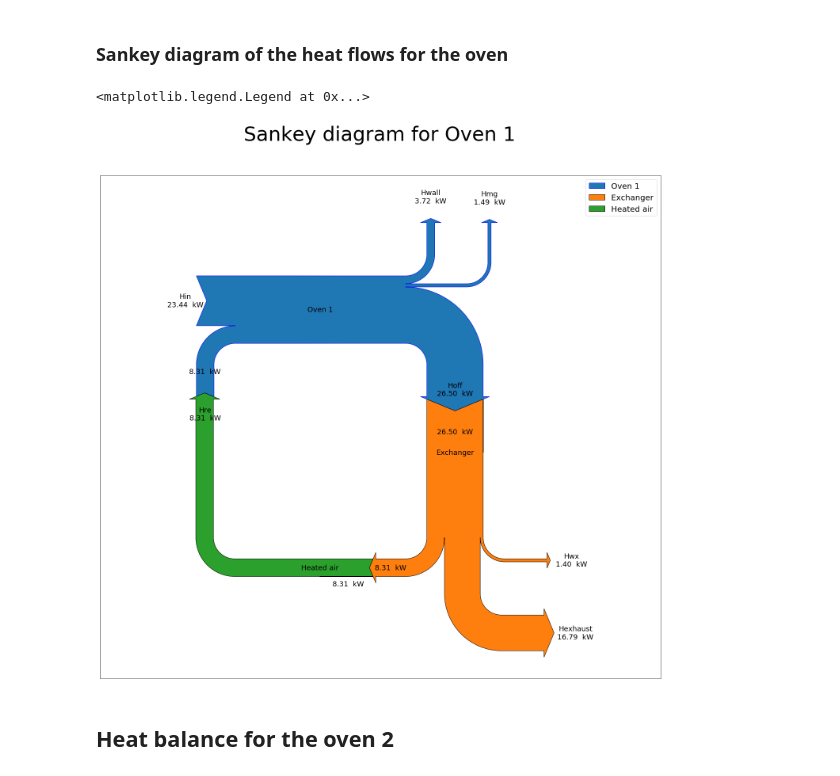
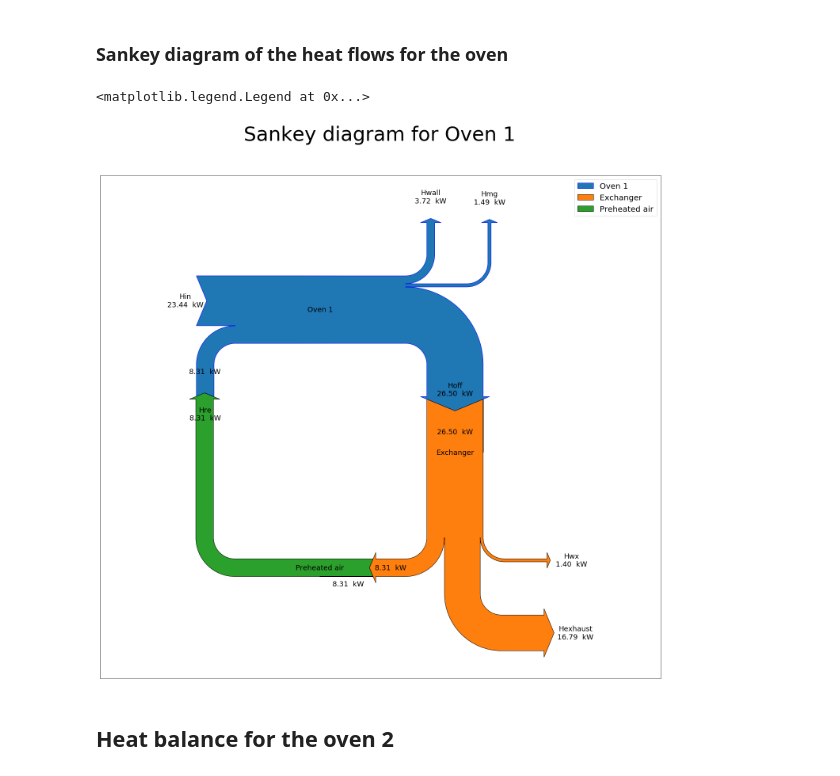
Before and after one commit to Olivera19Omar/Meling-Furnace-Project, a Jupyter notebook: Revision/FIRSTFORM.ipynb, the cells around one changed output. Drawn from its saved outputs; the diff is of its cells as text; code cells hidden in the pictures.

```diff
--- a/Revision/FIRSTFORM.ipynb
+++ b/Revision/FIRSTFORM.ipynb
@@ -173,36 +169,36 @@ sankey.add(flows= [Hin_oven1,Heat_re,-Heat_Wall3,-Heat_Wall4,-Heat_off], label='
                                                                                'Hmg',''],color='b')
 
 sankey.add(flows=[Heat_off,-Heat_wx,-Heat_re,-Heat_exhaust], label='Exchanger',
           orientations=[0, 1, -1, 1], patchlabel='Exchanger',pathlengths=[0,.3,.24,.3],labels= ['Hoff','Hwx'
                                                                             ,'\n\n\n','Hexhaust'],
                                                                              prior=0, connect=(4, 0))
 
-sankey.add(flows=[Heat_re,-Heat_re], label='Heated air',
-          orientations=[0, -1], patchlabel='Heated air', pathlengths=[0,.75], prior=1, connect=(2, 0))
+sankey.add(flows=[Heat_re,-Heat_re], label='Preheated air',
+          orientations=[0, -1], patchlabel='Preheated air', pathlengths=[0,.75], prior=1, connect=(2, 0))
 
 
 
 fig.suptitle( "Sankey diagram for Oven 1", fontsize=50)
 diagrams = sankey.finish()
 
 #diagrams[0].patch.set_color([1,0.5,.5,1])
 
 for flechita in diagrams:
     flechita.text.set_fontsize(18)
 
     for t in flechita.texts:
         t.set_fontsize(18)
 
 
 #diagrams[0].patch.set_color
 #diagrams[1].patch.set_color([.5,1,.5,1])
 #diagrams[2].patch.set_color([.8,.6,.5,1])
 #plt.savefig("jikmdd.jpg")
 plt.tight_layout( rect=[0,0,1,0.9] )
 plt.legend(fontsize=20)
 # %% [output]
 <matplotlib.legend.Legend at 0x...>
-[figure, old version]
+[figure, new version]
 # %% [markdown]
 ## Heat balance for the oven 2
 # %% [markdown]
```
Also changed, not shown: parts of 26 cells of this notebook.
